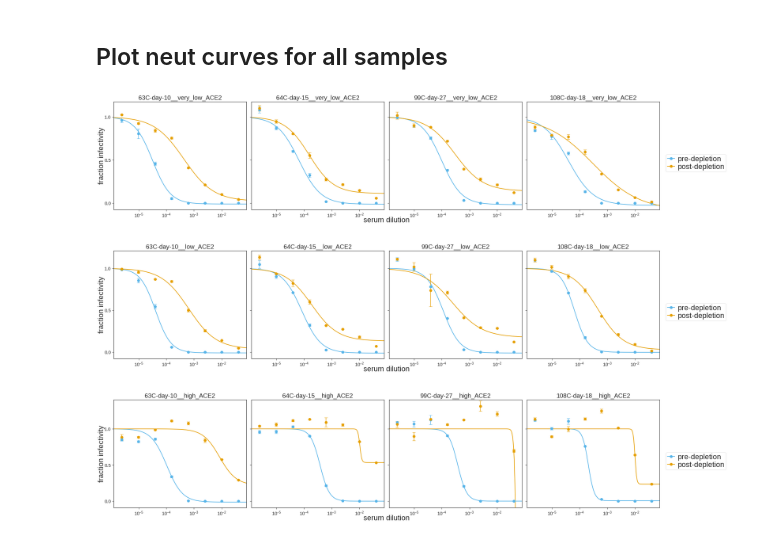
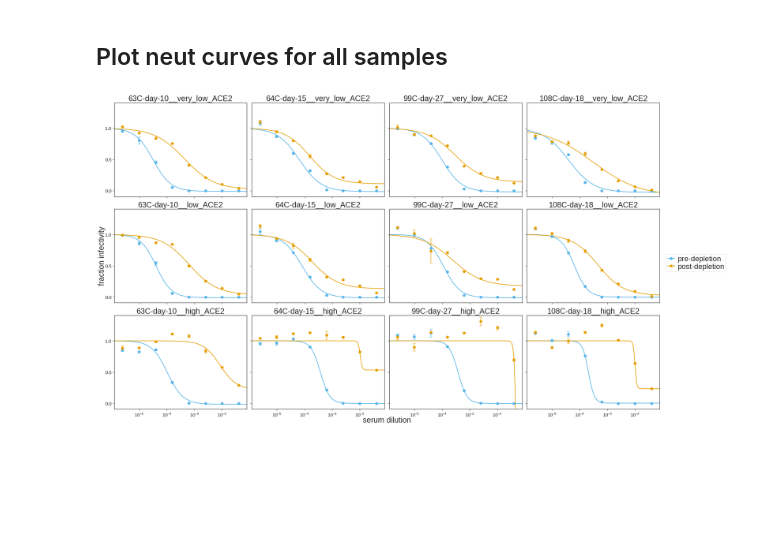
Before and after one commit to jbloomlab/Ace2_expression_neuts, a Jupyter notebook: virus_neutralization.ipynb, the cells around one changed output. Cells and saved outputs as stored; diff of their text form; code cells hidden in the pictures; blank space fills up the shorter version.

Commit message:
change plots

```diff
--- a/virus_neutralization.ipynb
+++ b/virus_neutralization.ipynb
@@ -227,20 +207,20 @@ _ = p.draw()
 [figure]
 # %% [markdown]
 ## Plot neut curves for all samples
+# %%
+frac_infect_2 = pd.concat(frac_infect)
+fits = neutcurve.CurveFits(frac_infect_2, fixbottom= False)
 # %%
-for fits in frac_infect_combined:
-    fig, axes = fits.plotSera(
-                              xlabel='serum dilution',
-                              ncol=4,
-                              widthscale=2,
-                              heightscale=2,
-                              titlesize=20, labelsize=24, ticksize=15, legendfontsize=24, yticklocs=[0,0.5,1],
-                              markersize=8, linewidth=2,
-                              virus_to_color_marker={
-                              'pre-depletion': ('#56B4E9', 'o'),
-                              'post-depletion': ('#E69F00', 'o')}
-                             )
+fig, axes = fits.plotSera(
+                          xlabel='serum dilution',
+                          ncol=4,
+                          widthscale=2,
+                          heightscale=2,
+                          titlesize=25, labelsize=25, ticksize=15, legendfontsize=24, yticklocs=[0,0.5,1],
+                          markersize=8, linewidth=2,
+                          virus_to_color_marker={
+                          'pre-depletion': ('#56B4E9', 'o'),
+                          'post-depletion': ('#E69F00', 'o')}
+                         )
 # %% [output]
-[figure, old version]
+[figure, new version]
-[figure, removed]
-[figure, removed]
```
Also changed, not shown: parts of 1 cell of this notebook, 8 other files.
